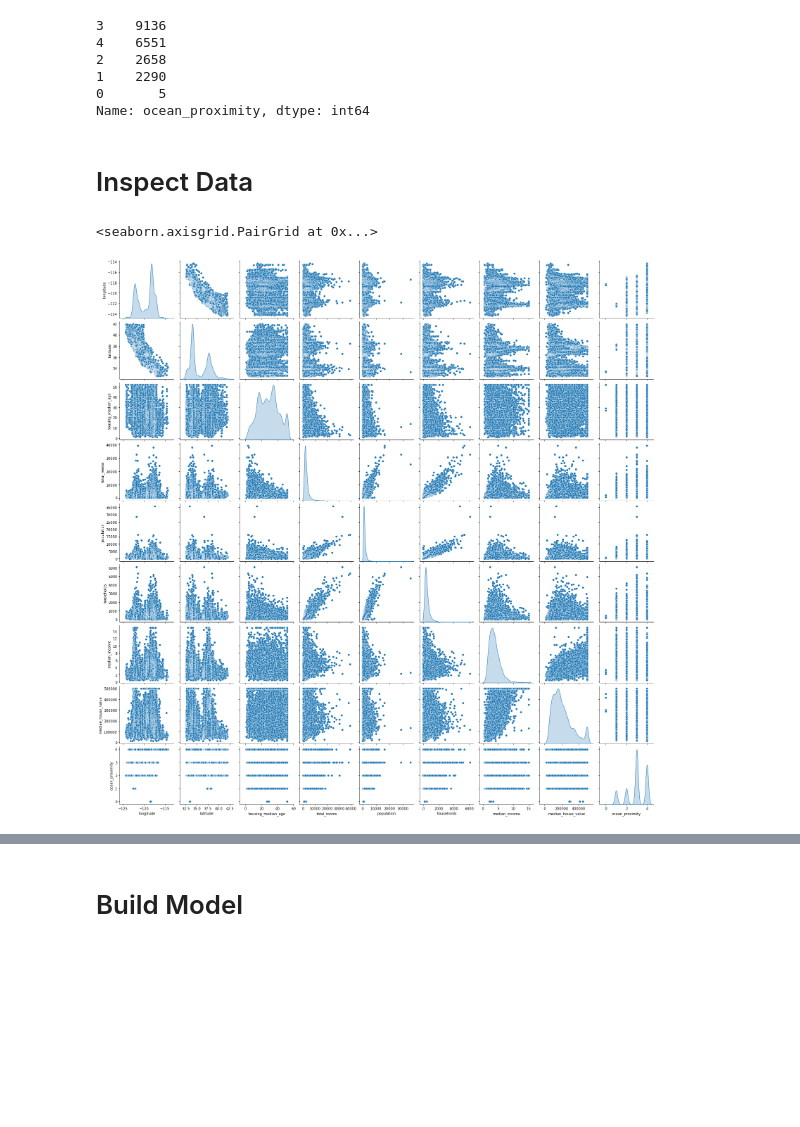
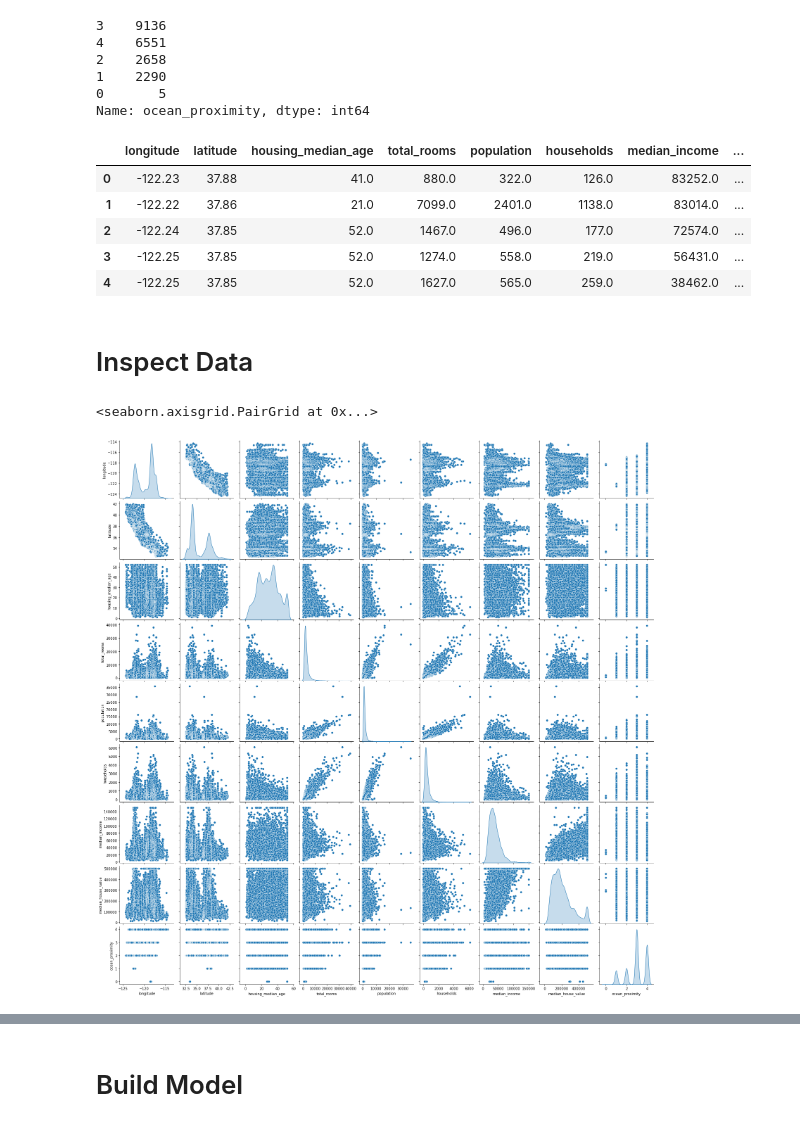
Before and after one commit to tiffany88888/capstone, a Jupyter notebook: capstone.ipynb, the cells around one changed output, grey strips where cells are left out. Cells and saved outputs as stored; diff of their text form; code cells hidden in the pictures; blank space fills up the shorter version.

```diff
--- a/capstone.ipynb
+++ b/capstone.ipynb
@@ -114,13 +114,24 @@ cleaned_housing_price['ocean_proximity'].value_counts()
 1    2290
 0       5
 Name: ocean_proximity, dtype: int64
+# %%
+# Convert the measure of median_income from tens of thousands of US Dollars to US Dollar
+cleaned_housing_price['median_income'] = cleaned_housing_price['median_income']*10000
+cleaned_housing_price.head()
+# %% [output]
+|  | longitude | latitude | housing_median_age | total_rooms | population | households | median_income | ... |
+| 0 | -122.23 | 37.88 | 41.0 | 880.0 | 322.0 | 126.0 | 83252.0 | ... |
+| 1 | -122.22 | 37.86 | 21.0 | 7099.0 | 2401.0 | 1138.0 | 83014.0 | ... |
+| 2 | -122.24 | 37.85 | 52.0 | 1467.0 | 496.0 | 177.0 | 72574.0 | ... |
+| 3 | -122.25 | 37.85 | 52.0 | 1274.0 | 558.0 | 219.0 | 56431.0 | ... |
+| 4 | -122.25 | 37.85 | 52.0 | 1627.0 | 565.0 | 259.0 | 38462.0 | ... |
 # %% [markdown]
 # Inspect Data
 # %%
 sns.pairplot(cleaned_housing_price[['longitude', 'latitude', 'housing_median_age', 'total_rooms', 'population', 'households', 'median_income', 'median_house_value', 'ocean_proximity']], diag_kind='kde')
 # %% [output]
 <seaborn.axisgrid.PairGrid at 0x...>
-[figure, old version]
+[figure, new version]
 # %%
 %matplotlib inline
 import matplotlib.pyplot as plt
```
Also changed, not shown: parts of 19 cells of this notebook.
